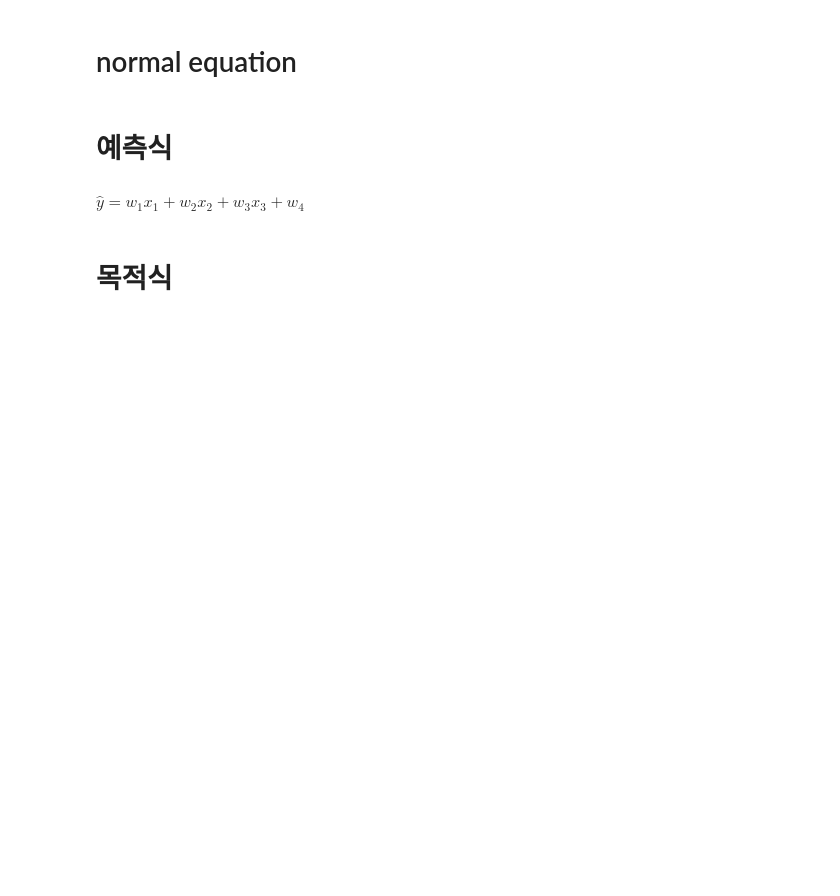
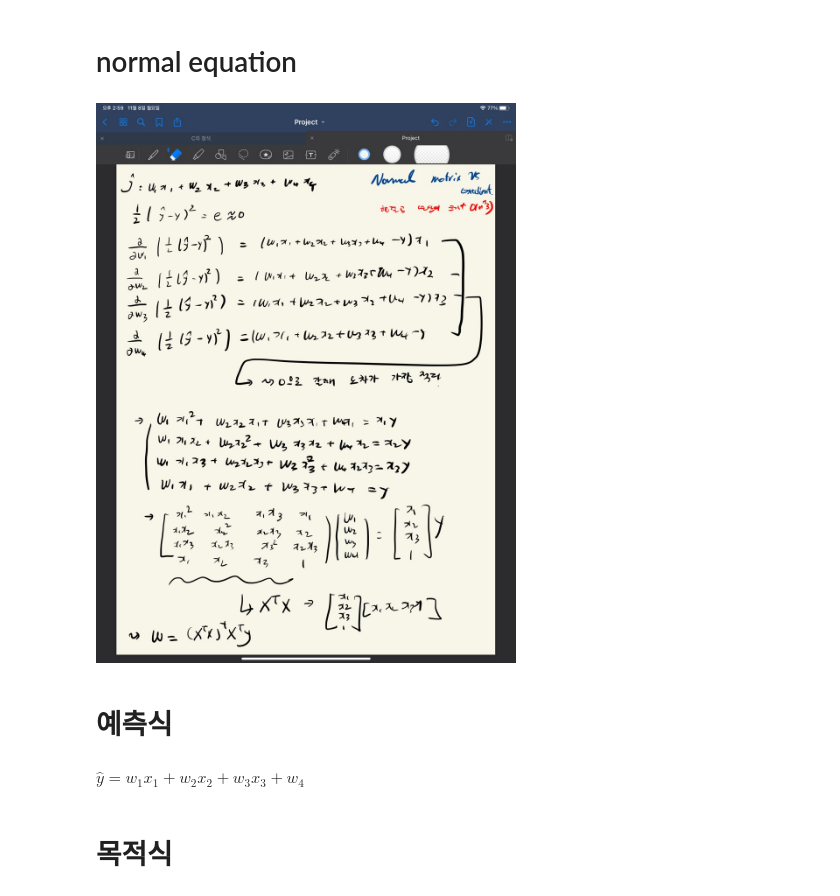
Before and after one commit to Aramir-A1DATAINT/Dacon, a Jupyter notebook: iris/normalEquation.ipynb, the cells around one changed output. Saved outputs shown, nothing was run; the diff lists cells and outputs as text; code cells hidden in the pictures; blank space fills up the shorter version.

Commit message:
normal equation master

```diff
--- a/iris/normalEquation.ipynb
+++ b/iris/normalEquation.ipynb
@@ -1,5 +1,10 @@
 # %% [markdown]
 # normal equation
+# %%
+from IPython.display import Image
+Image('./img/normalEquationProf.jpeg')
+# %% [output]
+[figure, added]
 # %%
 import pandas as pd
 import numpy as np
```
